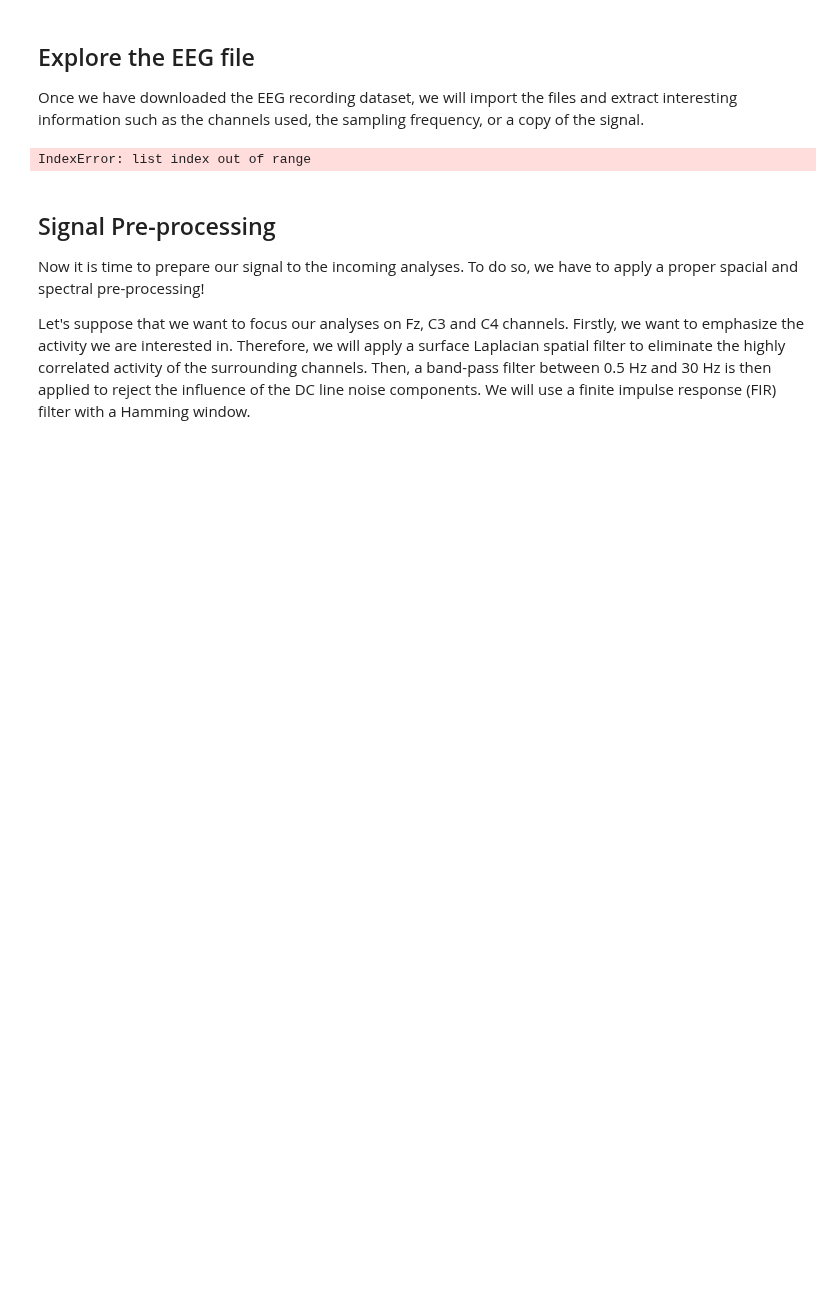
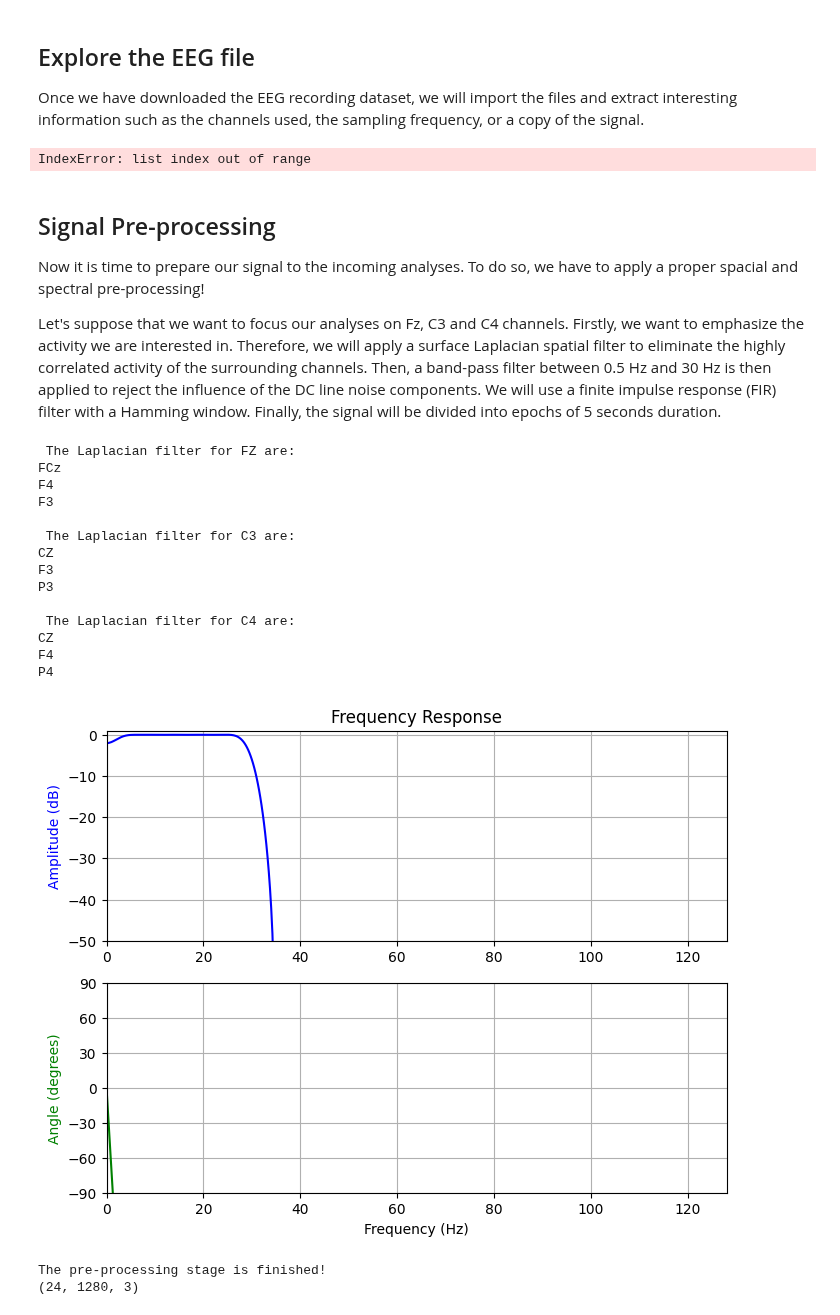
Before and after one commit to medusabci/medusa-tutorials, a Jupyter notebook: medusa-kernel/local_activation_analysis.ipynb, the cells around one changed output. Drawn from its saved outputs; the diff is of its cells as text; code cells hidden in the pictures; blank space fills up the shorter version.

```diff
--- a/medusa-kernel/local_activation_analysis.ipynb
+++ b/medusa-kernel/local_activation_analysis.ipynb
@@ -125,38 +129,60 @@ IndexError: list index out of range
 
 Now it is time to prepare our signal to the incoming analyses. To do so, we have to apply a proper spacial and spectral pre-processing!
 
-Let's suppose that we want to focus our analyses on Fz, C3 and C4 channels. Firstly, we want to emphasize the activity we are interested in. Therefore, we will apply a surface Laplacian spatial filter to eliminate the highly correlated activity of the surrounding channels. Then, a band-pass filter between 0.5 Hz and 30 Hz is then applied to reject the influence of the DC line noise components. We will use a finite impulse response (FIR) filter with a Hamming window.
+Let's suppose that we want to focus our analyses on Fz, C3 and C4 channels. Firstly, we want to emphasize the activity we are interested in. Therefore, we will apply a surface Laplacian spatial filter to eliminate the highly correlated activity of the surrounding channels. Then, a band-pass filter between 0.5 Hz and 30 Hz is then applied to reject the influence of the DC line noise components. We will use a finite impulse response (FIR) filter with a Hamming window. Finally, the signal will be divided into epochs of 5 seconds duration.
 # %%
 # Create an instance of Laplacian filter and fit it
 l_cha_to_filter=['FZ','C3','C4']
 lp_filter = LaplacianFilter(channel_set=ch_set,mode='auto')
 lp_filter.fit_lp(l_cha_to_filter=l_cha_to_filter)
 # Mode 'auto' automatically calculates the best small laplacian filter. Let's print
 # the channels used to calculate the filter for each studied channel
 
 for i, filter in enumerate(lp_filter.lp_filter):
     print('\n The Laplacian filter for ' + l_cha_to_filter[i] + ' are: ')
     for ch in filter:
-        print(f'\n {l_cha[ch]}')
+        print(f'{l_cha[ch]} ')
 
 
 # Apply surface Laplacian filter
 signal_lpf = lp_filter.apply_lp(signal.copy())
 
 # Create an instance of FIR filter and fit it
 order = 500 # Order of the filter
 cutoff = [0.5,30]
 btype = 'bandpass' # Type of the filter
 window = 'hamming'
 filt_method = 'filtfilt' # Filtering method
 axis = 0
 fir_filter = FIRFilter(order=order,cutoff=cutoff,btype=btype,window=window,
                        filt_method=filt_method,axis=axis)
 fir_filter.fit(fs=fs)
 # Display the FIR filter
 fir_filter.display()
 
 # Apply the FIR filter
 signal_f = fir_filter.transform(signal=signal_lpf)
 
+# Dived into 5 s epochs
+signal_epochs = get_epochs(signal=signal_f,epochs_length=int(5*fs),stride=None,norm=None)
+
 print("The pre-processing stage is finished!")
+print(signal_epochs.shape)
+# %% [output]
+ The Laplacian filter for FZ are:
+FCz
+F4
+F3
+
+ The Laplacian filter for C3 are:
+CZ
+F3
+P3
+
+ The Laplacian filter for C4 are:
+CZ
+F4
+P4
+[figure, added]
+The pre-processing stage is finished!
+(24, 1280, 3)
```
Also changed, not shown: parts of 6 cells of this notebook.
